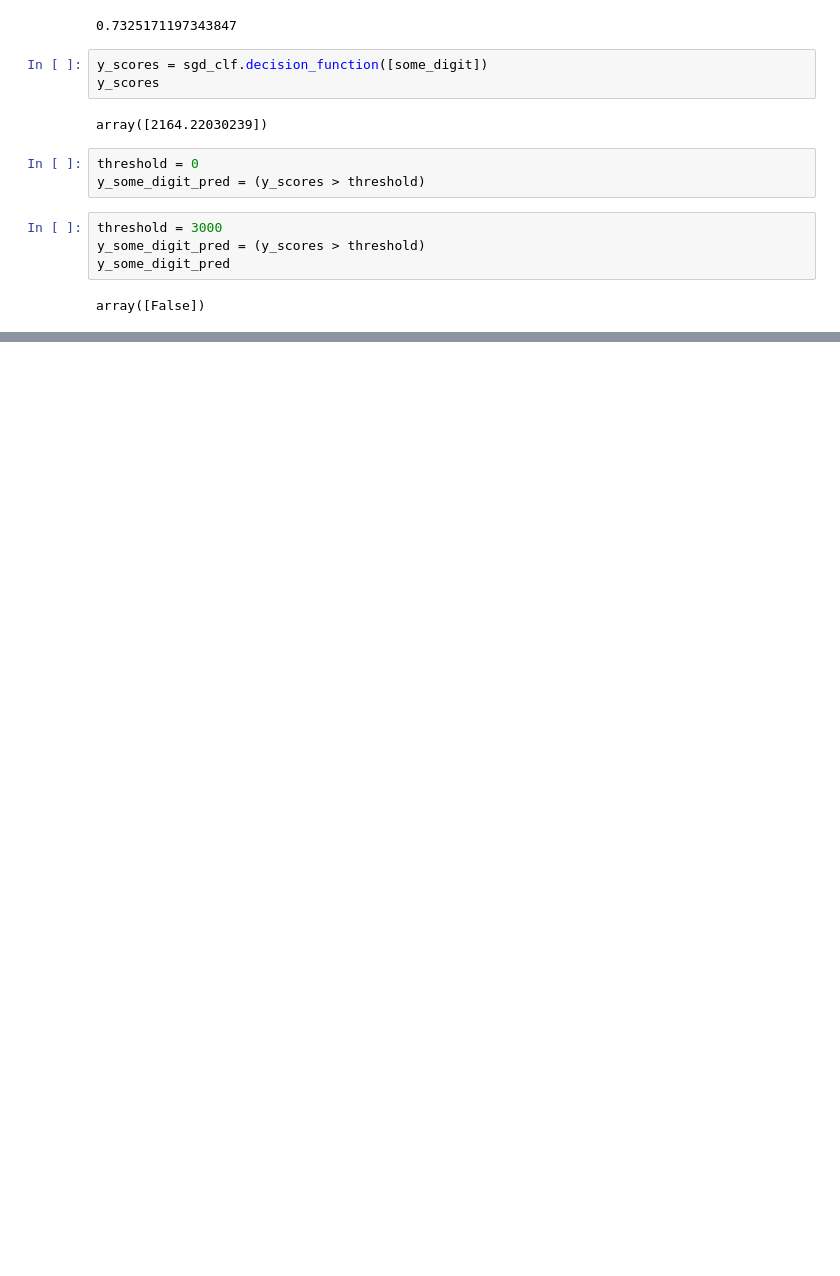
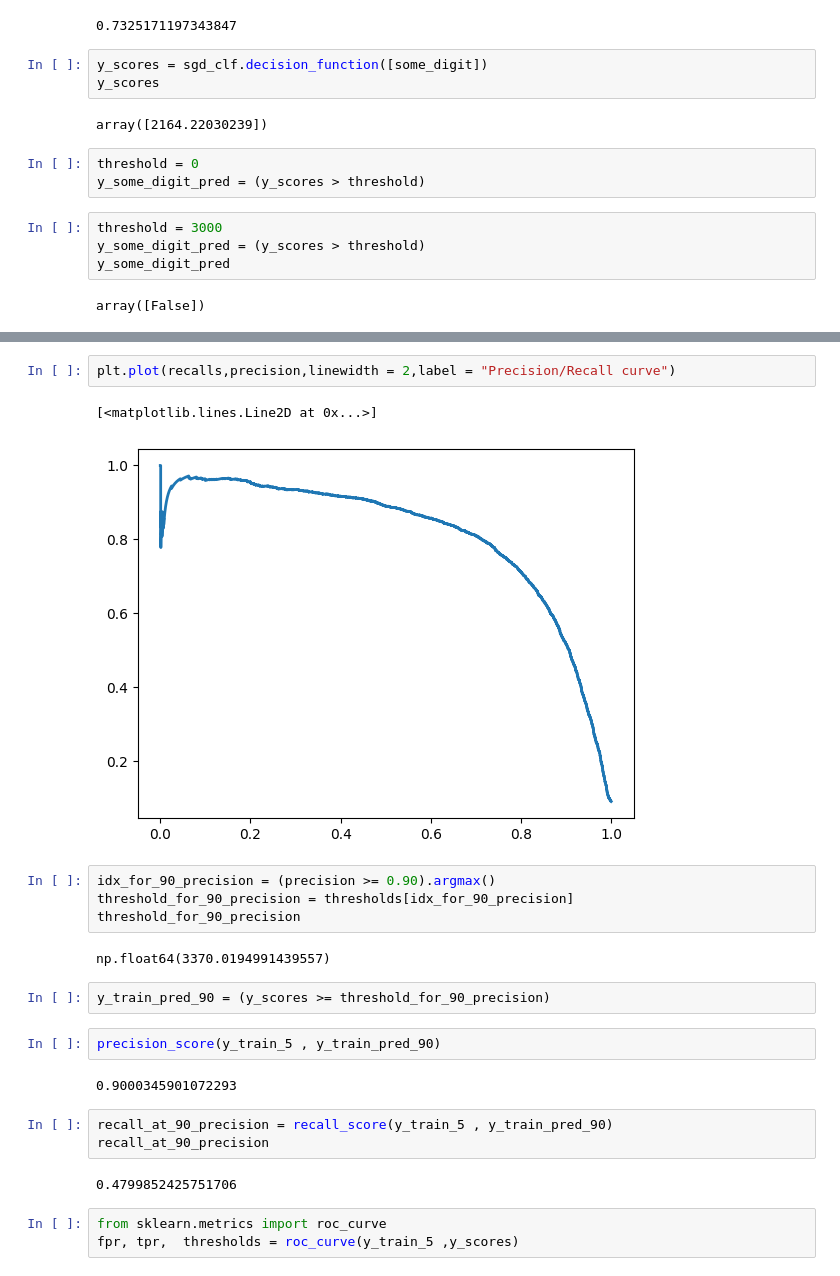
Before and after one commit to kartiktiwaridev7/mnist_dataset, a Jupyter notebook: MNIST DATASET/Untitled.ipynb, the cells around one changed output, grey strips where cells are left out. Saved outputs shown, nothing was run; the diff lists cells and outputs as text; blank space fills up the shorter version.

```diff
--- a/MNIST DATASET/Untitled.ipynb
+++ b/MNIST DATASET/Untitled.ipynb
@@ -158,0 +171,25 @@ array([False])
+# %%
+plt.plot(recalls,precision,linewidth = 2,label = "Precision/Recall curve")
+# %% [output]
+[<matplotlib.lines.Line2D at 0x...>]
+[figure, added]
+# %%
+idx_for_90_precision = (precision >= 0.90).argmax()
+threshold_for_90_precision = thresholds[idx_for_90_precision]
+threshold_for_90_precision
+# %% [output]
+np.float64(3370.0194991439557)
+# %%
+y_train_pred_90 = (y_scores >= threshold_for_90_precision)
+# %%
+precision_score(y_train_5 , y_train_pred_90)
+# %% [output]
+0.9000345901072293
+# %%
+recall_at_90_precision = recall_score(y_train_5 , y_train_pred_90)
+recall_at_90_precision
+# %% [output]
+0.4799852425751706
+# %%
+from sklearn.metrics import roc_curve
+fpr, tpr,  thresholds = roc_curve(y_train_5 ,y_scores)
```
Also changed, not shown: parts of 3 cells of this notebook.
